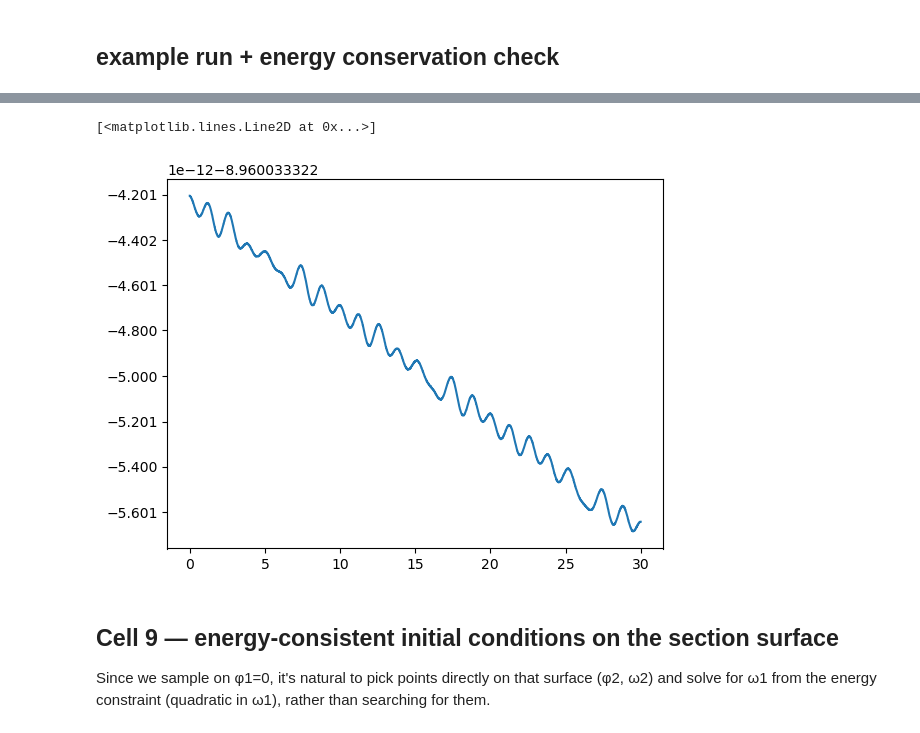
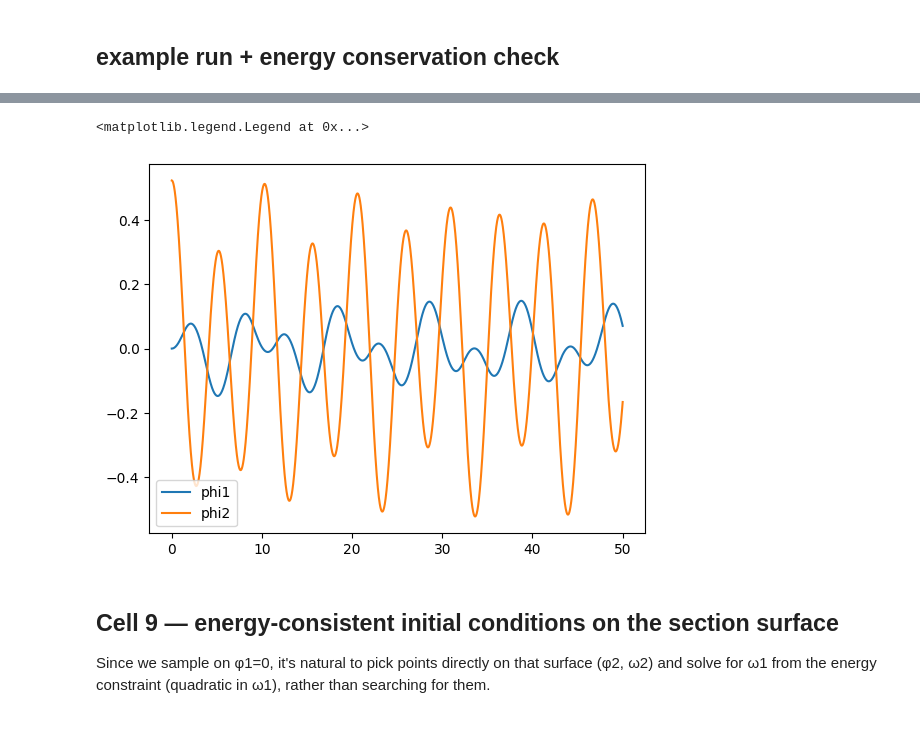
Before and after one commit to evgeny-kolonsky/Lab5, a Jupyter notebook: DP/Lab5_DP_Numerical_simulation.ipynb, the cells around one changed output, grey strips where cells are left out. Drawn from its saved outputs; the diff is of its cells as text; code cells hidden in the pictures.

```diff
--- a/DP/Lab5_DP_Numerical_simulation.ipynb
+++ b/DP/Lab5_DP_Numerical_simulation.ipynb
@@ -114,6 +111,7 @@ def bulirsch_stoer_integrate(y0, t_span, H0=0.05, tol=1e-10,
 # %% [markdown]
 ## example run + energy conservation check
 # %%
+%time
 def energy(y):
     phi1, phi2, w1, w2 = y.T
     T = 0.5*(l1**2*(m1+m2)*w1**2 + l2**2*m2*w2**2
@@ -122,14 +120,14 @@ def energy(y):
     return T + V
 
 # Example: near the E1 = E01 + 0.01 regular case from the paper
-y0 = [np.pi, np.pi-0.01, 0.0, 0.0]   # small displacement from the (0,0,0,0) fixed point
-ts, ys = bulirsch_stoer_integrate(y0, (0, 100), H0=0.02, tol=1e-9)
+y0 = [0, np.pi/6, 0.0, 0.0]   # small displacement from the (0,0,0,0) fixed point
+ts, ys = bulirsch_stoer_integrate(y0, (0, 50), H0=0.02, tol=1e-9)
+phi1, phi2, w1, w2 = ys.T
 
 E = energy(ys)
 print(f"Initial energy: {E[0]:.8f}")
 print(f"Max energy drift: {np.max(np.abs(E - E[0])):.2e}")
-E = energy(ys)
-print(f"Initial energy: {E[0]:.8f}")
-print(f"Max energy drift: {np.max(np.abs(E - E[0])):.2e}")
-plt.plot(ts, E,  '-')
+plt.plot(ts, phi1,  '-', label='phi1')
+plt.plot(ts, phi2,  '-', label='phi2')
+plt.legend()
 # %% [output]
@@ -142,4 +140,5 @@ Max energy drift: 6.58e-09
 # %%
+%time
 def rk4_integrate(y0, t_span, dt):
     """Classic 4th-order Runge-Kutta, fixed step size dt."""
     t0, tf = t_span
@@ -169,10 +168,14 @@ def rk4_integrate(y0, t_span, dt):
 
     return ts, ys
 
-y0 = [0.1, 0.0, 0.0, 0.0]   # small displacement from the (0,0,0,0) fixed point
-ts, ys = rk4_integrate(y0, (0, 30), dt=1e-2)
+y0 = [0., np.pi/6, 0.0, 0.0]   # small displacement from the (0,0,0,0) fixed point
+ts, ys = rk4_integrate(y0, (0, 50), dt=1e-2)
+phi1, phi2, w1, w2 = ys.T
+
 E = energy(ys)
 print(f"Initial energy: {E[0]:.8f}")
 print(f"Max energy drift: {np.max(np.abs(E - E[0])):.2e}")
-plt.plot(ts, E,  '-')
+plt.plot(ts, phi1,  '-', label='phi1')
+plt.plot(ts, phi2,  '-', label='phi2')
+plt.legend()
 # %% [output]
@@ -181,5 +186,5 @@ Max energy drift: 1.48e-12
-[<matplotlib.lines.Line2D at 0x...>]
+<matplotlib.legend.Legend at 0x...>
-[figure, old version]
+[figure, new version]
 # %% [markdown]
 ## Cell 9 — energy-consistent initial conditions on the section surface
 
```
Also changed, not shown: parts of 14 cells of this notebook.
